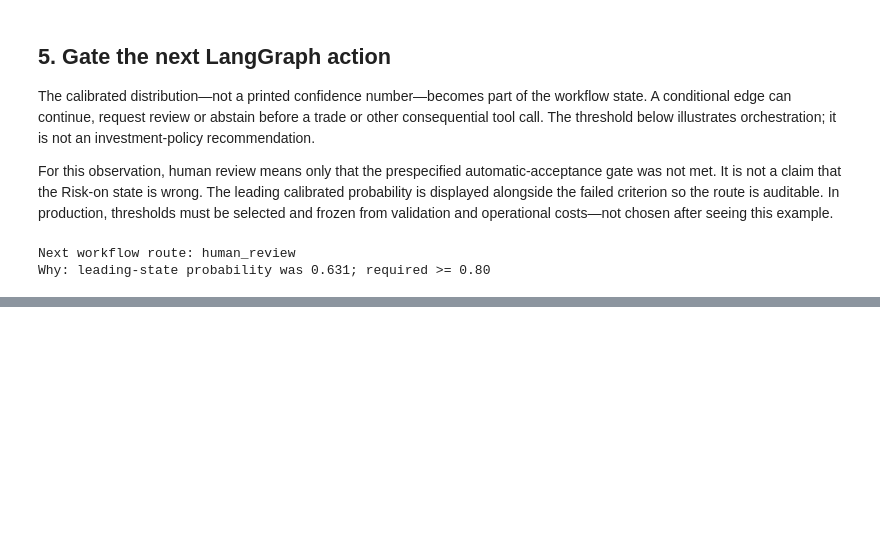
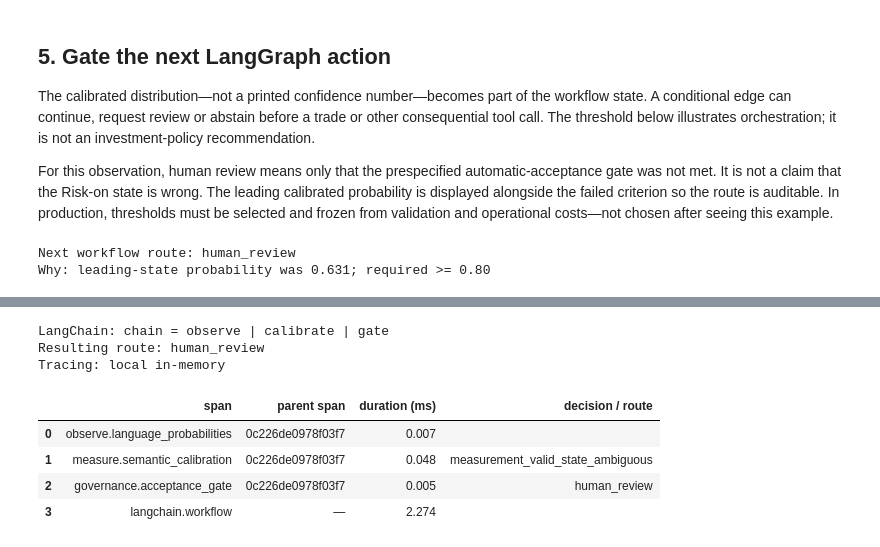
Before and after one commit to mfrdixon/BeliefLens-RSS-Reproducibility, a Jupyter notebook: examples/notebooks/finance/BeliefLens_LangChain_measurement.ipynb, the cells around one changed output, grey strips where cells are left out. Saved outputs shown, nothing was run; the diff lists cells and outputs as text; code cells hidden in the pictures; blank space fills up the shorter version.

```diff
--- a/examples/notebooks/finance/BeliefLens_LangChain_measurement.ipynb
+++ b/examples/notebooks/finance/BeliefLens_LangChain_measurement.ipynb
@@ -232,0 +245,61 @@ Why: leading-state probability was 0.631; required >= 0.80
+# %%
+from opentelemetry.sdk.resources import Resource
+from opentelemetry.sdk.trace import TracerProvider
+from opentelemetry.sdk.trace.export import SimpleSpanProcessor
+from opentelemetry.sdk.trace.export.in_memory_span_exporter import InMemorySpanExporter
+
+provider = TracerProvider(resource=Resource.create({'service.name':'belieflens-langchain-local'}))
+memory_exporter = InMemorySpanExporter()
+provider.add_span_processor(SimpleSpanProcessor(memory_exporter))
+endpoint = os.getenv('OTEL_EXPORTER_OTLP_ENDPOINT')
+if endpoint:
+    from opentelemetry.exporter.otlp.proto.http.trace_exporter import OTLPSpanExporter
+    provider.add_span_processor(SimpleSpanProcessor(OTLPSpanExporter(endpoint=endpoint)))
+tracer = provider.get_tracer('belieflens.langchain.measurement')
+
+def observe(value):
+    with tracer.start_as_current_span('observe.language_probabilities') as span:
+        span.set_attribute('observation.id', str(value['observation_id']))
+        return value
+
+def calibrate(value):
+    with tracer.start_as_current_span('measure.semantic_calibration') as span:
+        out = apply_frozen_calibration(value)
+        span.set_attribute('measurement.leading_state', out['leading_state'])
+        span.set_attribute('measurement.leading_probability', out['leading_probability'])
+        span.set_attribute('measurement.decision', out['decision'])
+        return out
+
+def gate(value):
+    with tracer.start_as_current_span('governance.acceptance_gate') as span:
+        next_route = route_measurement({'measurement':value})
+        span.set_attribute('governance.route', next_route)
+        span.set_attribute('governance.failed_checks', len(value['reasons']))
+        return {'measurement':value, 'route':next_route}
+
+# Actual LangChain Expression Language (LCEL) syntax
+chain = RunnableLambda(observe) | RunnableLambda(calibrate) | RunnableLambda(gate)
+memory_exporter.clear()
+with tracer.start_as_current_span('langchain.workflow'):
+    traced_result = chain.invoke(record)
+provider.force_flush()
+spans = list(memory_exporter.get_finished_spans())
+trace_table = pd.DataFrame([{
+    'span':s.name,
+    'parent span':f'{s.parent.span_id:016x}' if s.parent else '—',
+    'duration (ms)':(s.end_time-s.start_time)/1e6,
+    'decision / route':s.attributes.get('measurement.decision',s.attributes.get('governance.route',''))
+} for s in spans])
+print('LangChain: chain = observe | calibrate | gate')
+print('Resulting route:', traced_result['route'])
+print('Tracing:', 'local + Jaeger' if endpoint else 'local in-memory')
+trace_table
+# %% [output]
+LangChain: chain = observe | calibrate | gate
+Resulting route: human_review
+Tracing: local in-memory
+|  | span | parent span | duration (ms) | decision / route |
+| 0 | observe.language_probabilities | 0c226de0978f03f7 | 0.007 |  |
+| 1 | measure.semantic_calibration | 0c226de0978f03f7 | 0.048 | measurement_valid_state_ambiguous |
+| 2 | governance.acceptance_gate | 0c226de0978f03f7 | 0.005 | human_review |
+| 3 | langchain.workflow | — | 2.274 |  |
```
Also changed, not shown: parts of 8 cells of this notebook, 1 other file.
